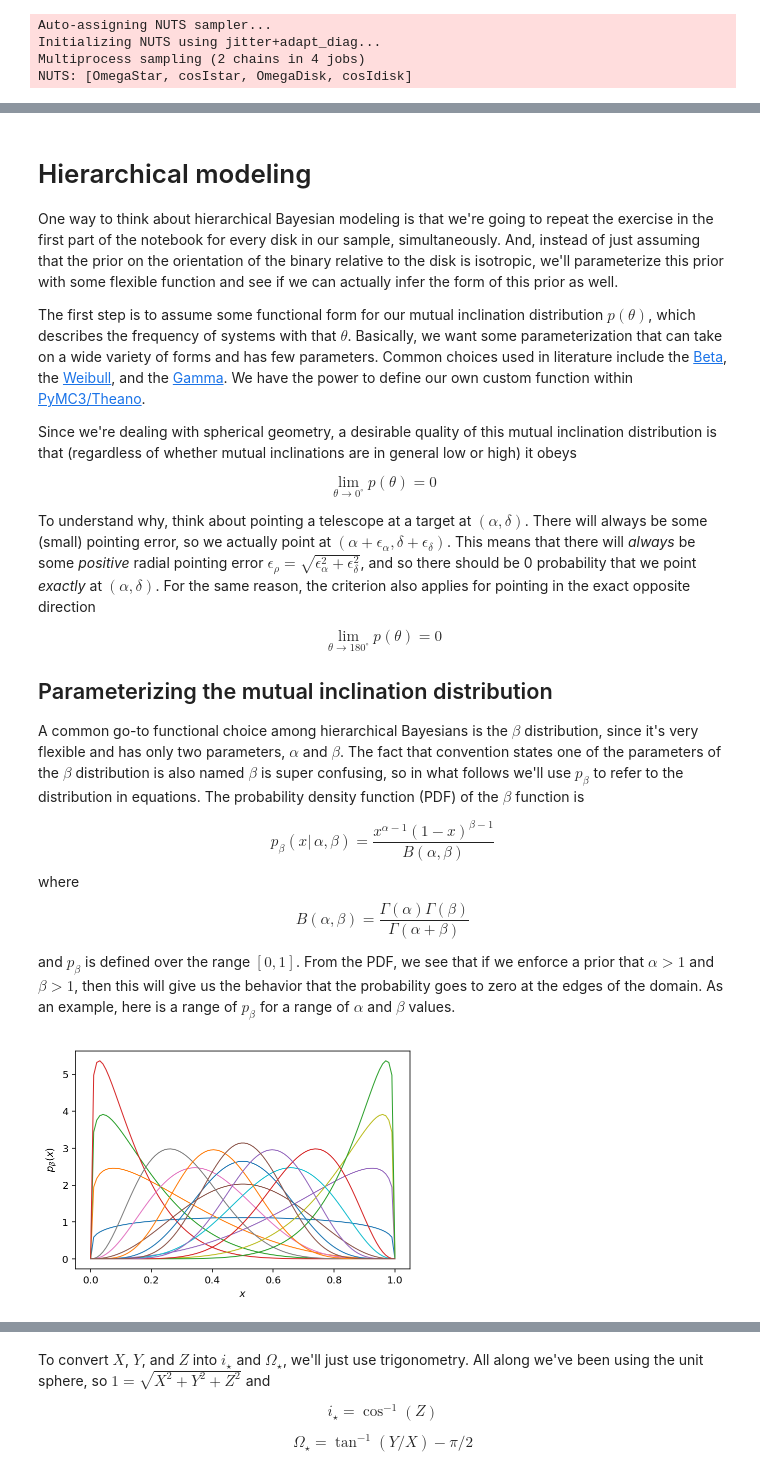
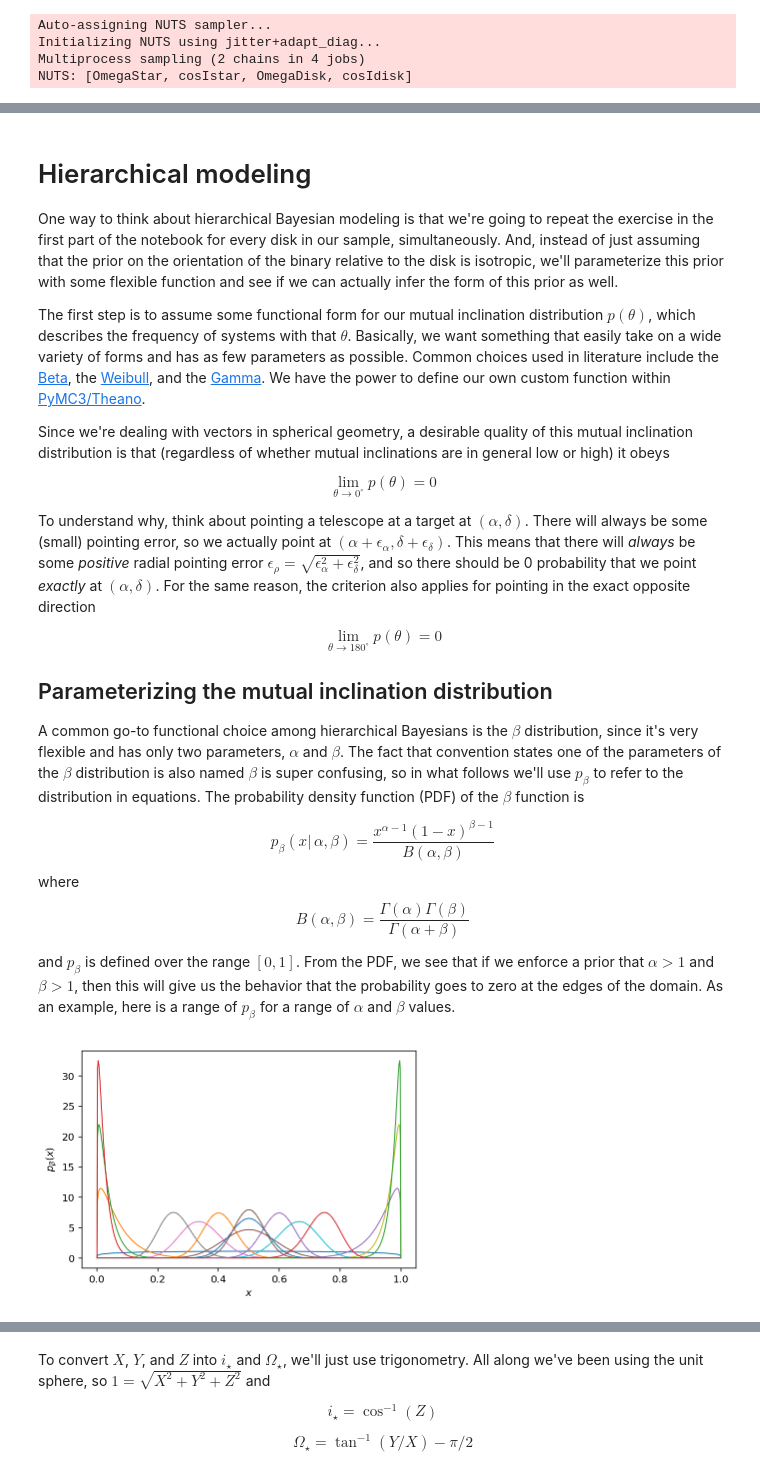
Before and after one commit to iancze/hierarchical-mutual-inclinations, a Jupyter notebook: MutualInclinations.ipynb, the cells around one changed output, grey strips where cells are left out. Drawn from its saved outputs; the diff is of its cells as text; code cells hidden in the pictures.

```diff
--- a/MutualInclinations.ipynb
+++ b/MutualInclinations.ipynb
@@ -182,9 +169,9 @@ While this is absolutely true for a single disk, the reason why this feels unsat
 
 One way to think about hierarchical Bayesian modeling is that we're going to repeat the exercise in the first part of the notebook for every disk in our sample, simultaneously. And, instead of just assuming that the prior on the orientation of the binary relative to the disk is isotropic, we'll parameterize this prior with some flexible function and see if we can actually infer the form of this prior as well.
 
-The first step is to assume some functional form for our mutual inclination distribution $p({\theta})$, which describes the frequency of systems with that $\theta$. Basically, we want some parameterization that can take on a wide variety of forms and has few parameters. Common choices used in literature include the [Beta](https://docs.pymc.io/api/distributions/continuous.html#pymc3.distributions.continuous.Beta), the [Weibull](https://docs.pymc.io/api/distributions/continuous.html#pymc3.distributions.continuous.Weibull), and the [Gamma](https://docs.pymc.io/api/distributions/continuous.html#pymc3.distributions.continuous.Gamma). We have the power to define our own custom function within [PyMC3/Theano](https://docs.pymc.io/Probability_Distributions.html).
+The first step is to assume some functional form for our mutual inclination distribution $p({\theta})$, which describes the frequency of systems with that $\theta$. Basically, we want something that easily take on a wide variety of forms and has as few parameters as possible. Common choices used in literature include the [Beta](https://docs.pymc.io/api/distributions/continuous.html#pymc3.distributions.continuous.Beta), the [Weibull](https://docs.pymc.io/api/distributions/continuous.html#pymc3.distributions.continuous.Weibull), and the [Gamma](https://docs.pymc.io/api/distributions/continuous.html#pymc3.distributions.continuous.Gamma). We have the power to define our own custom function within [PyMC3/Theano](https://docs.pymc.io/Probability_Distributions.html).
 
-Since we're dealing with spherical geometry, a desirable quality of this mutual inclination distribution is that (regardless of whether mutual inclinations are in general low or high) it obeys
+Since we're dealing with vectors in spherical geometry, a desirable quality of this mutual inclination distribution is that (regardless of whether mutual inclinations are in general low or high) it obeys
 
 $$
 \lim_{\theta \to 0^\circ} p(\theta) = 0
@@ -212,20 +199,20 @@ and $p_\beta$ is defined over the range $[0,1]$. From the PDF, we see that if we
 # %%
 import itertools
 # %%
-alphas = np.linspace(1.2, 8.0, num=4)
-betas = np.linspace(1.2, 8.0, num=4)
+alphas = np.linspace(1.2, 50.0, num=4)
+betas = np.linspace(1.2, 50.0, num=4)
 
-xs = np.linspace(0, 1, num=100) # inputs
+xs = np.linspace(0, 1, num=500) # inputs
 
 fig, ax = plt.subplots(nrows=1)
 
 for alpha,beta in itertools.product(alphas, betas): # plot all combinations
     y = pm.Beta.dist(alpha=alpha, beta=beta) # query the PyMC3 implementation
     ys = np.exp(np.array([y.logp(x).eval() for x in xs]))
     ax.plot(xs, ys, lw=1.0)
 
 ax.set_xlabel(r"$x$");
 ax.set_ylabel(r"$p_\beta(x)$");
 # %% [output]
-[figure, old version]
+[figure, new version]
 # %% [markdown]
```
Also changed, not shown: parts of 16 cells of this notebook, 1 other file.
